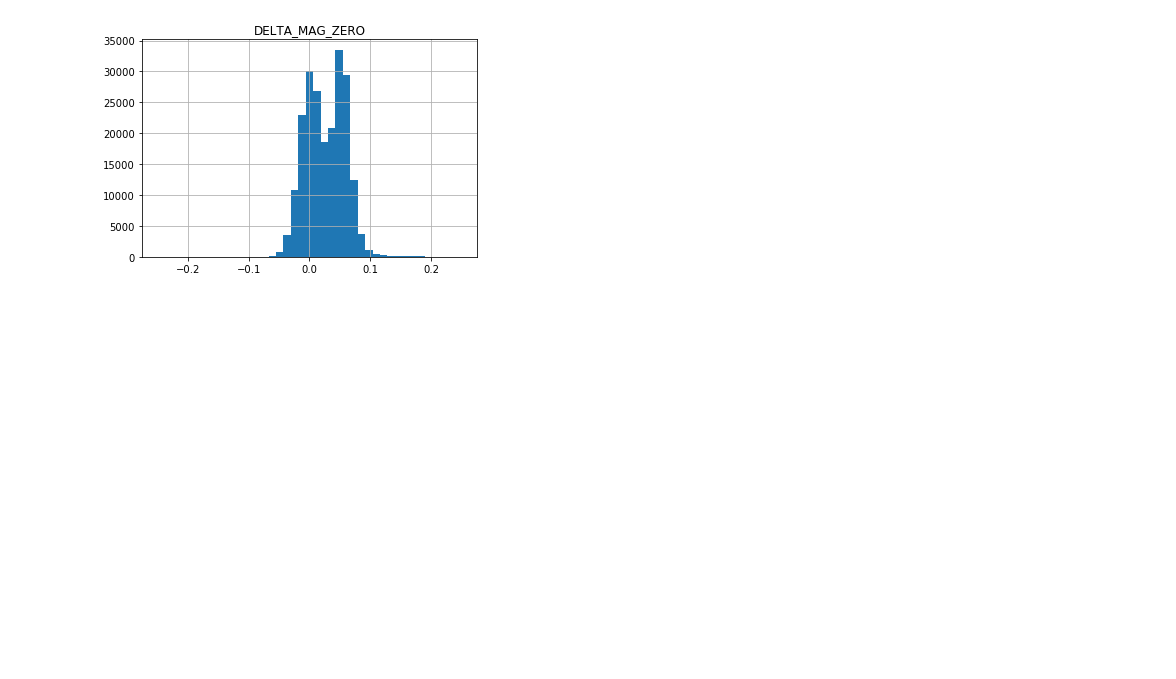
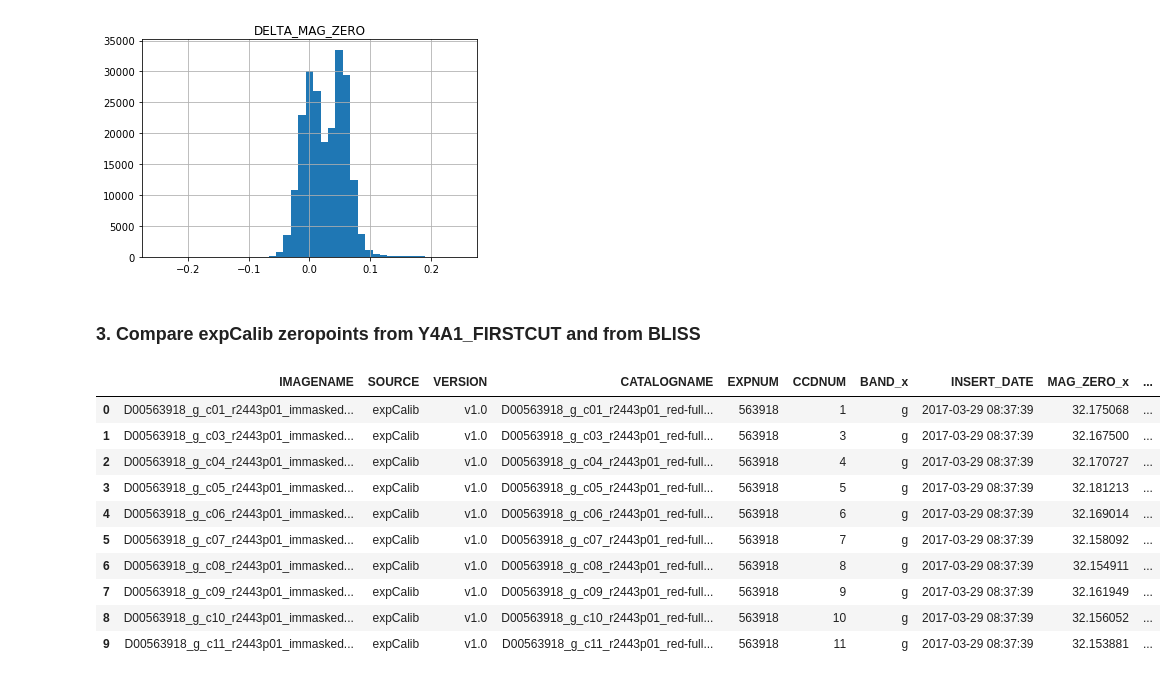
Before and after one commit to DouglasLeeTucker/DECam_PGCM, a Jupyter notebook: notebooks/BLISS_vs_Y3A2_ZPs.ipynb, the cells around one changed output. Saved outputs shown, nothing was run; the diff lists cells and outputs as text; code cells hidden in the pictures; blank space fills up the shorter version.

```diff
--- a/notebooks/BLISS_vs_Y3A2_ZPs.ipynb
+++ b/notebooks/BLISS_vs_Y3A2_ZPs.ipynb
@@ -314,3 +318,21 @@ Y  0.026  0.028  0.041
 [figure]
 [figure]
 [figure]
+# %% [markdown]
+### 3. Compare expCalib zeropoints from Y4A1_FIRSTCUT and from BLISS
+# %%
+# Match the expCalib Y4A1_FIRSTCUT and expCalib BLISS dataframes by EXPNUM and CCDNUM:
+df_expCalib_y4a1_bliss_zps_merged = pd.merge(df_zps_expCalib, df_bliss_zps, on=['EXPNUM','CCDNUM'], how='inner')
+df_expCalib_y4a1_bliss_zps_merged.head(10)
+# %% [output]
+|  | IMAGENAME | SOURCE | VERSION | CATALOGNAME | EXPNUM | CCDNUM | BAND_x | INSERT_DATE | MAG_ZERO_x | ... |
+| 0 | D00563918_g_c01_r2443p01_immasked... | expCalib | v1.0 | D00563918_g_c01_r2443p01_red-full... | 563918 | 1 | g | 2017-03-29 08:37:39 | 32.175068 | ... |
+| 1 | D00563918_g_c03_r2443p01_immasked... | expCalib | v1.0 | D00563918_g_c03_r2443p01_red-full... | 563918 | 3 | g | 2017-03-29 08:37:39 | 32.167500 | ... |
+| 2 | D00563918_g_c04_r2443p01_immasked... | expCalib | v1.0 | D00563918_g_c04_r2443p01_red-full... | 563918 | 4 | g | 2017-03-29 08:37:39 | 32.170727 | ... |
+| 3 | D00563918_g_c05_r2443p01_immasked... | expCalib | v1.0 | D00563918_g_c05_r2443p01_red-full... | 563918 | 5 | g | 2017-03-29 08:37:39 | 32.181213 | ... |
+| 4 | D00563918_g_c06_r2443p01_immasked... | expCalib | v1.0 | D00563918_g_c06_r2443p01_red-full... | 563918 | 6 | g | 2017-03-29 08:37:39 | 32.169014 | ... |
+| 5 | D00563918_g_c07_r2443p01_immasked... | expCalib | v1.0 | D00563918_g_c07_r2443p01_red-full... | 563918 | 7 | g | 2017-03-29 08:37:39 | 32.158092 | ... |
+| 6 | D00563918_g_c08_r2443p01_immasked... | expCalib | v1.0 | D00563918_g_c08_r2443p01_red-full... | 563918 | 8 | g | 2017-03-29 08:37:39 | 32.154911 | ... |
+| 7 | D00563918_g_c09_r2443p01_immasked... | expCalib | v1.0 | D00563918_g_c09_r2443p01_red-full... | 563918 | 9 | g | 2017-03-29 08:37:39 | 32.161949 | ... |
+| 8 | D00563918_g_c10_r2443p01_immasked... | expCalib | v1.0 | D00563918_g_c10_r2443p01_red-full... | 563918 | 10 | g | 2017-03-29 08:37:39 | 32.156052 | ... |
+| 9 | D00563918_g_c11_r2443p01_immasked... | expCalib | v1.0 | D00563918_g_c11_r2443p01_red-full... | 563918 | 11 | g | 2017-03-29 08:37:39 | 32.153881 | ... |
```
Also changed, not shown: parts of 11 cells of this notebook.
